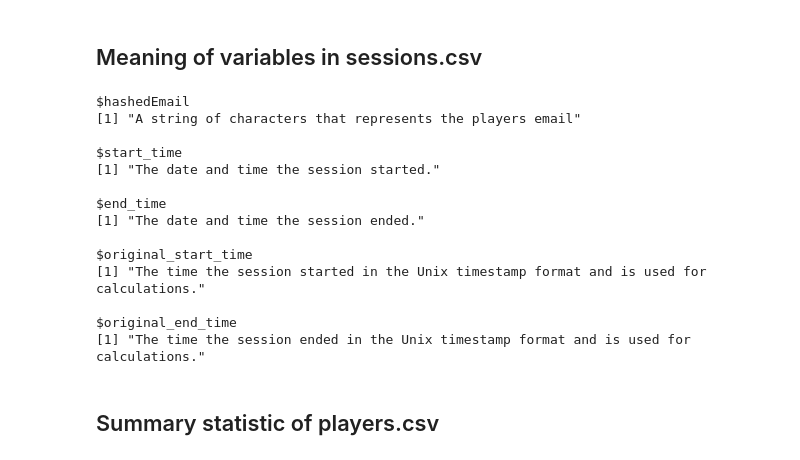
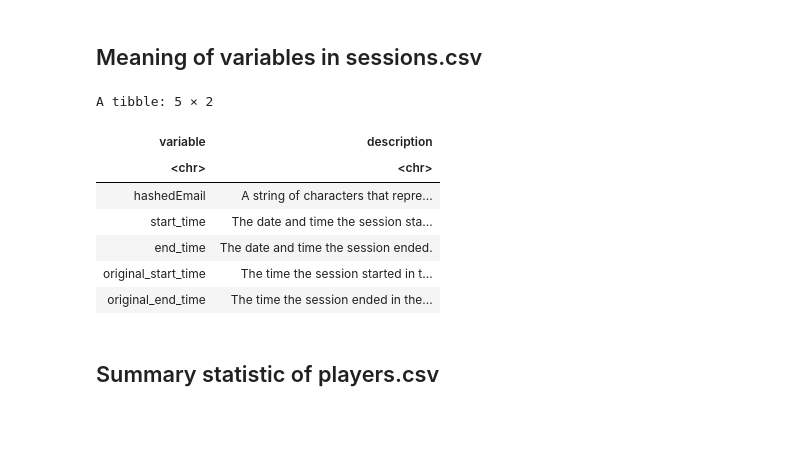
Before and after one commit to Jvantunen/DSCI_minecraft_project_group2, a Jupyter notebook: DSCI_individual_progect_Group_2.ipynb, the cells around one changed output. Cells and saved outputs as stored; diff of their text form; code cells hidden in the pictures; blank space fills up the shorter version.

```diff
--- a/DSCI_individual_progect_Group_2.ipynb
+++ b/DSCI_individual_progect_Group_2.ipynb
@@ -137,26 +121,29 @@ The code above is the same as the first set of code but applied to the sessions
 # %%
 variables_meaning_sessions<- list(
     hashedEmail = "A string of characters that represents the players email",
     start_time = "The date and time the session started.",
     end_time = "The date and time the session ended.",
     original_start_time = "The time the session started in the Unix timestamp format and is used for calculations.",
     original_end_time = "The time the session ended in the Unix timestamp format and is used for calculations.")
-variables_meaning_sessions
+
+tibble<- as.data.frame(variables_meaning_sessions)
+
+variables_meaning_sessions_long <- tibble|>
+  pivot_longer(
+    cols = everything(),
+    names_to = "variable",
+    values_to = "description"
+  )
+variables_meaning_sessions_long
 # %% [output]
-$hashedEmail
-[1] "A string of characters that represents the players email"
-
-$start_time
-[1] "The date and time the session started."
-
-$end_time
-[1] "The date and time the session ended."
-
-$original_start_time
-[1] "The time the session started in the Unix timestamp format and is used for calculations."
-
-$original_end_time
-[1] "The time the session ended in the Unix timestamp format and is used for calculations."
+A tibble: 5 × 2
+| variable | description |
+| <chr> | <chr> |
+| hashedEmail | A string of characters that repre... |
+| start_time | The date and time the session sta... |
+| end_time | The date and time the session ended. |
+| original_start_time | The time the session started in t... |
+| original_end_time | The time the session ended in the... |
 # %% [markdown]
 ## Summary statistic of players.csv
 # %%
```
Also changed, not shown: parts of 7 cells of this notebook.
